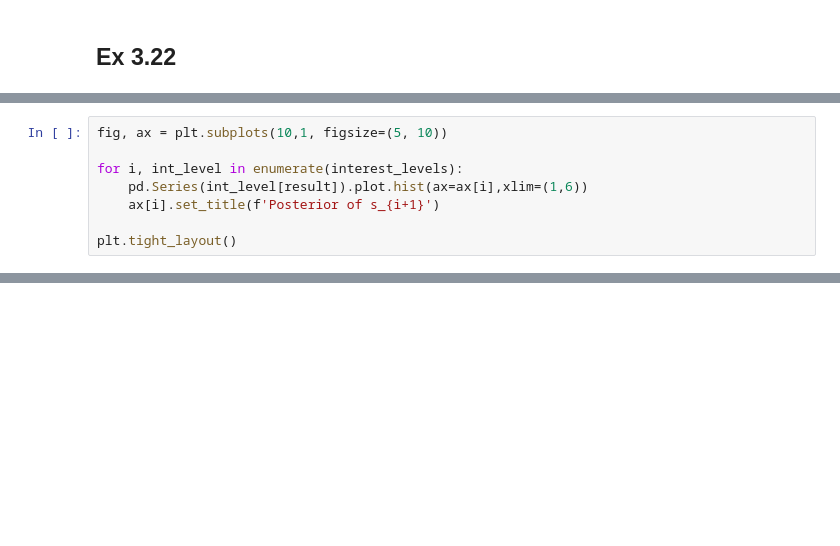
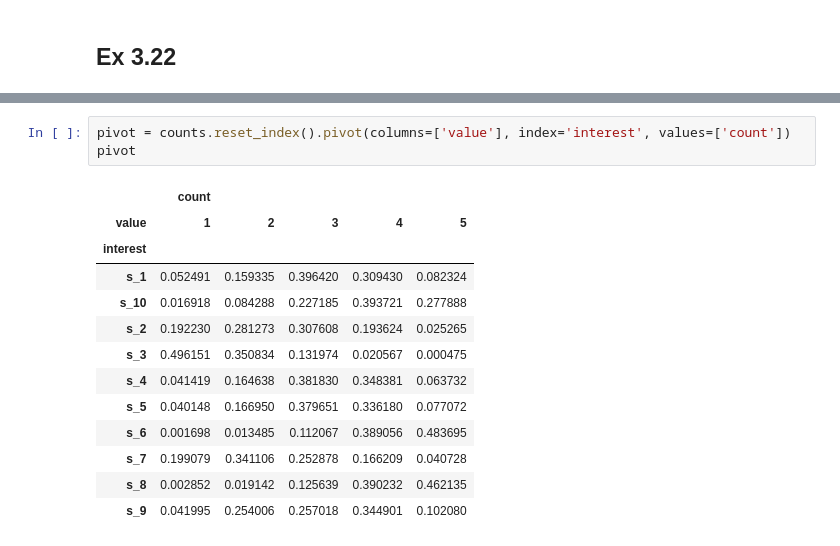
Before and after one commit to Edderic/BRML, a Jupyter notebook: solutions/ch-3.ipynb, the cells around one changed output, grey strips where cells are left out. Drawn from its saved outputs; the diff is of its cells as text; blank space fills up the shorter version.

```diff
--- a/solutions/ch-3.ipynb
+++ b/solutions/ch-3.ipynb
@@ -995,8 +863,0 @@ IndexError: invalid index to scalar variable.
-# %%
-fig, ax = plt.subplots(10,1, figsize=(5, 10))
-
-for i, int_level in enumerate(interest_levels):
-    pd.Series(int_level[result]).plot.hist(ax=ax[i],xlim=(1,6))
-    ax[i].set_title(f'Posterior of s_{i+1}')
-
-plt.tight_layout()
@@ -1043,0 +1078,17 @@ len(s_3[result])
+# %%
+pivot = counts.reset_index().pivot(columns=['value'], index='interest', values=['count'])
+pivot
+# %% [output]
+|  | count |  |  |  |  |
+| value | 1 | 2 | 3 | 4 | 5 |
+| interest |  |  |  |  |  |
+| s_1 | 0.052491 | 0.159335 | 0.396420 | 0.309430 | 0.082324 |
+| s_10 | 0.016918 | 0.084288 | 0.227185 | 0.393721 | 0.277888 |
+| s_2 | 0.192230 | 0.281273 | 0.307608 | 0.193624 | 0.025265 |
+| s_3 | 0.496151 | 0.350834 | 0.131974 | 0.020567 | 0.000475 |
+| s_4 | 0.041419 | 0.164638 | 0.381830 | 0.348381 | 0.063732 |
+| s_5 | 0.040148 | 0.166950 | 0.379651 | 0.336180 | 0.077072 |
+| s_6 | 0.001698 | 0.013485 | 0.112067 | 0.389056 | 0.483695 |
+| s_7 | 0.199079 | 0.341106 | 0.252878 | 0.166209 | 0.040728 |
+| s_8 | 0.002852 | 0.019142 | 0.125639 | 0.390232 | 0.462135 |
+| s_9 | 0.041995 | 0.254006 | 0.257018 | 0.344901 | 0.102080 |
```
Also changed, not shown: parts of 25 cells of this notebook.
